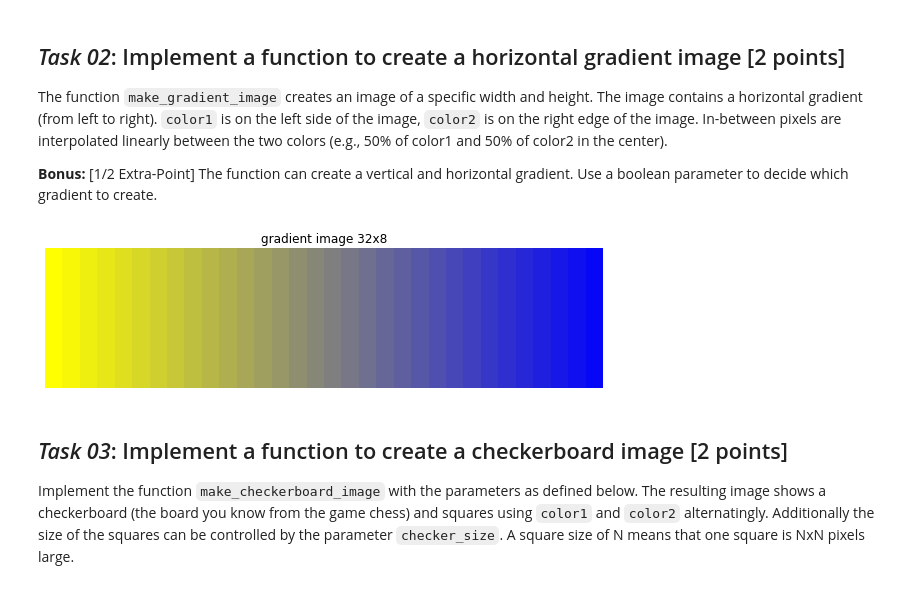
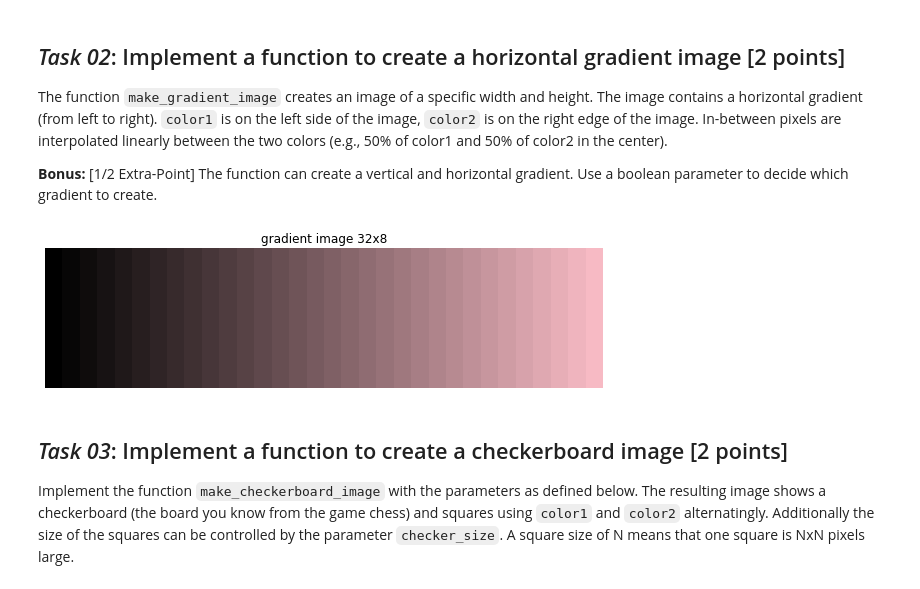
Before and after one commit to sophiefrancz/graphics-ue07-sophiefrancz-main, a Jupyter notebook: gb-images.ipynb, the cells around one changed output. Saved outputs shown, nothing was run; the diff lists cells and outputs as text; code cells hidden in the pictures.

```diff
--- a/gb-images.ipynb
+++ b/gb-images.ipynb
@@ -310,7 +320,9 @@ The image contains a  horizontal gradient (from left to right). `color1` is on t
 
 **Bonus:** [1/2 Extra-Point] The function can create a vertical and horizontal gradient. Use a boolean parameter to decide which gradient to create.
 # %%
-def make_gradient_image(u:int, v:int, color1=WHITE, color2=BLACK, m_v_g=False) -> list:
+def make_gradient_image(u:int, v:int, color1=white, color2=black, m_v_g=False) -> list:
+
+    # Horizontaler Farbverlauf
 
     if not m_v_g:
 
@@ -320,42 +332,50 @@ def make_gradient_image(u:int, v:int, color1=WHITE, color2=BLACK, m_v_g=False) -
             row_color = []
 
             for i in range(u):
-                pixel_color = []
+                color = []
+
+                # Dieser Codeabschnitt beschreibt, wie die Farbe 1 in die Farbe 2 gefaded wird
 
                 for j in range(len(color1)):
-                    pixel_color.append(color1[j] + (color2[j] - color1[j]) * i / u)
+                    color.append(color1[j] + (color2[j] - color1[j]) * i / u)
 
-                row_color.append(pixel_color)
+                row_color.append(color)
             radiant_image.append(row_color)
+
+        # Ausgabe
 
         return radiant_image
 
-    # the code below does the same thing, only with a vertical radiant
+    # Vertikaler Farbverlauf
 
     else:
         radiant_image = []
 
         for i in range(u):
             row_color = []
 
             for _ in range(v):
-                pixel_color = []
+                color = []
+
+                # Dieser Codeabschnitt beschreibt, wie die Farbe 1 in die Farbe 2 gefaded wird
 
                 for j in range(len(color1)):
-                    pixel_color.append(color1[j] + (color2[j] - color1[j]) * i / u)
+                    color.append(color1[j] + (color2[j] - color1[j]) * i / u)
 
-                row_color.append(pixel_color)
+                row_color.append(color)
             radiant_image.append(row_color)
+
+        # Ausgabe
 
         return radiant_image
 
 
 make_vertical_gradiant = False # set this boolean to True or False to change the gradient layout
 
-image = make_gradient_image(32, 8, YELLOW, BLUE, make_vertical_gradiant)
+image = make_gradient_image(32, 8, black, pink, make_vertical_gradiant)
 ipr.imshow(f"gradient image {len(image[0])}x{len(image)}", image) # gradient from yellow on the left to blue on the right
 # %% [output]
-[figure, old version]
+[figure, new version]
 # %% [markdown]
 ## _Task 03_: Implement a function to create a checkerboard image [2 points]
 
```
Also changed, not shown: parts of 2 cells of this notebook.
